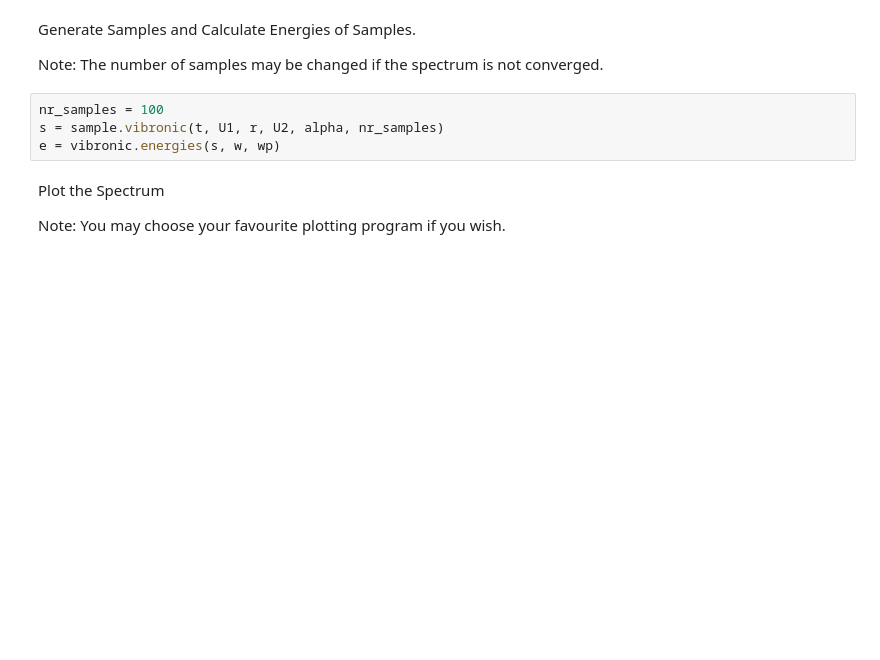
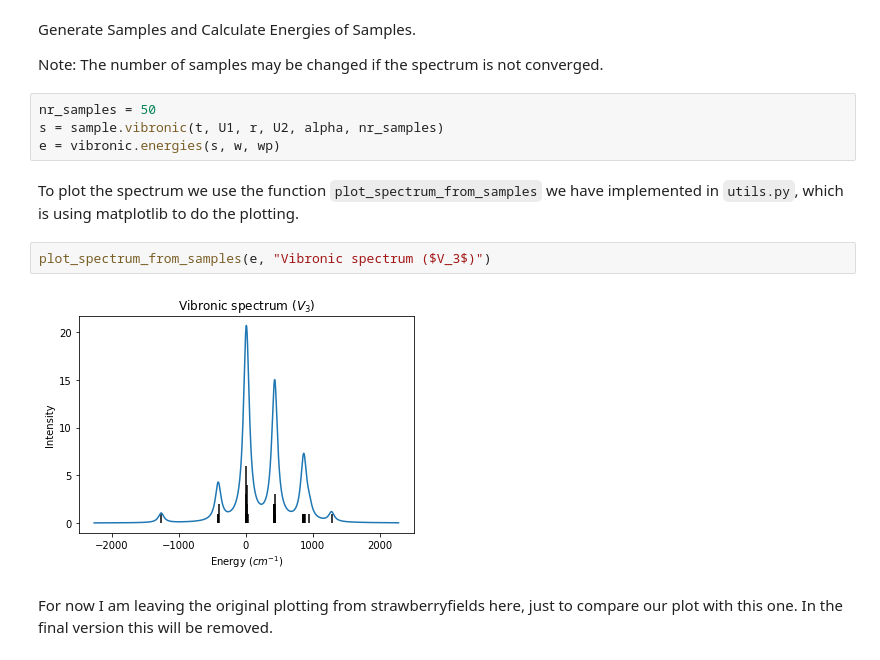
Before and after one commit to CDL-Quantum/CohortProject_2020, a Jupyter notebook: Project_3_Franck_Condon_Factors/Task3.ipynb, the cells around one changed output. Saved outputs shown, nothing was run; the diff lists cells and outputs as text; blank space fills up the shorter version.

```diff
--- a/Project_3_Franck_Condon_Factors/Task3.ipynb
+++ b/Project_3_Franck_Condon_Factors/Task3.ipynb
@@ -55,11 +56,15 @@ Generate Samples and Calculate Energies of Samples.
 
 Note: The number of samples may be changed if the spectrum is not converged.
 # %%
-nr_samples = 100
+nr_samples = 50
 s = sample.vibronic(t, U1, r, U2, alpha, nr_samples)
 e = vibronic.energies(s, w, wp)
-# %% [markdown]
-Plot the Spectrum
-
-Note: You may choose your favourite plotting program if you wish.
+# %% [markdown]
+To plot the spectrum we use the function `plot_spectrum_from_samples` we have implemented in `utils.py`, which is using matplotlib to do the plotting.
+# %%
+plot_spectrum_from_samples(e, "Vibronic spectrum ($V_3$)")
+# %% [output]
+[figure, added]
+# %% [markdown]
+For now I am leaving the original plotting from strawberryfields here, just to compare our plot with this one. In the final version this will be removed.
 # %%
```
Also changed, not shown: parts of 6 cells of this notebook, 1 other file.
